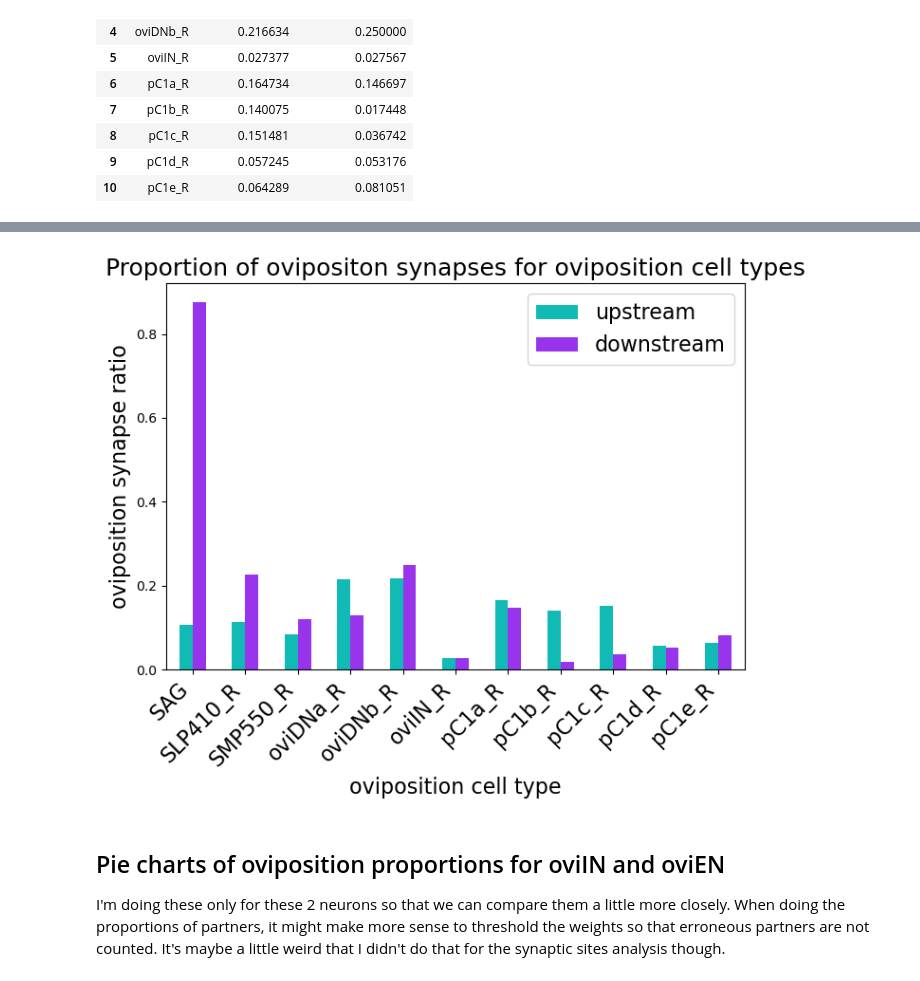
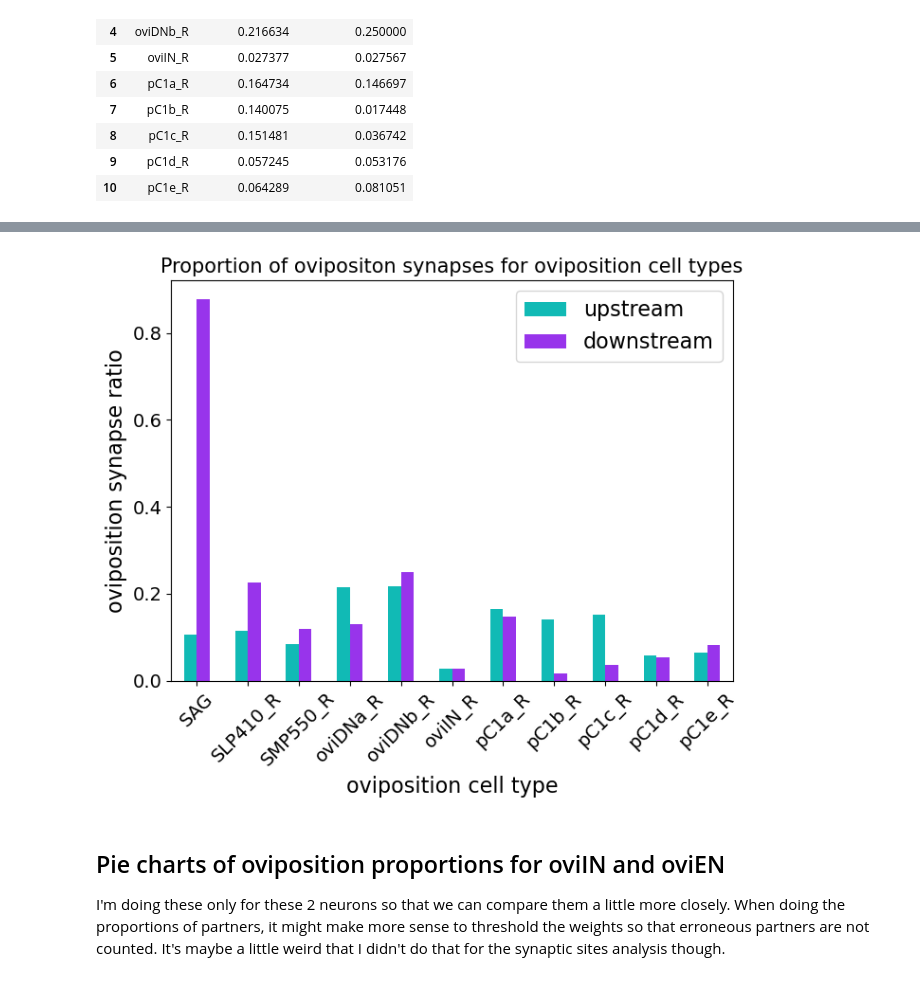
Before and after one commit to Gutierrez-lab/oviIN-analyses-gabrielle, a Jupyter notebook: oviposition_circuit.ipynb, the cells around one changed output, grey strips where cells are left out. Cells and saved outputs as stored; diff of their text form; code cells hidden in the pictures.

Commit message:
updated font size and re-saved figures

```diff
--- a/oviposition_circuit.ipynb
+++ b/oviposition_circuit.ipynb
@@ -621,18 +622,20 @@ hvplot.save(ovipos_syn_ratio_fig, '/Users/ggutierr/My Drive (ggutierr@barnard.ed
 # %%
 # figure using matplotlib
 # create a bar chart of cell instances and their upstream and downstream synapse ratios
 fig, ax = plt.subplots(figsize=(7,6))
 ovipos_R_ratios.plot(kind='bar', x='instance', y=['upstream ratio','downstream ratio'], ax=ax, color=['#11bab5','#9834eb'])
 ax.set_ylabel('oviposition synapse ratio', fontsize=16)
 ax.set_xlabel('oviposition cell type', fontsize=16)
-ax.set_title('Proportion of ovipositon synapses for oviposition cell types', fontsize=18)
+ax.set_title('Proportion of ovipositon synapses for oviposition cell types', fontsize=15)
 ax.legend(['upstream','downstream'], loc='upper right', fontsize=16)
-ax.set_xticklabels(ovipos_R_ratios['instance'], rotation=45, ha='right', fontsize=16)
+ax.set_xticklabels(ovipos_R_ratios['instance'], rotation=45, ha='center', fontsize=14)
+# increase size of ytick labels
+ax.yaxis.set_tick_params(labelsize=14)
 plt.tight_layout()
 plt.savefig('figures/ovipos_circ_syn_ratios.pdf', format='pdf')
 plt.show()
 # %% [output]
-[figure, old version]
+[figure, new version]
 # %% [markdown]
 ## Pie charts of oviposition proportions for oviIN and oviEN
 I'm doing these only for these 2 neurons so that we can compare them a little more closely. When doing the proportions of partners, it might make more sense to threshold the weights so that erroneous partners are not counted. It's maybe a little weird that I didn't do that for the synaptic sites analysis though.
```
Also changed, not shown: parts of 1 cell of this notebook, 2 other files.
